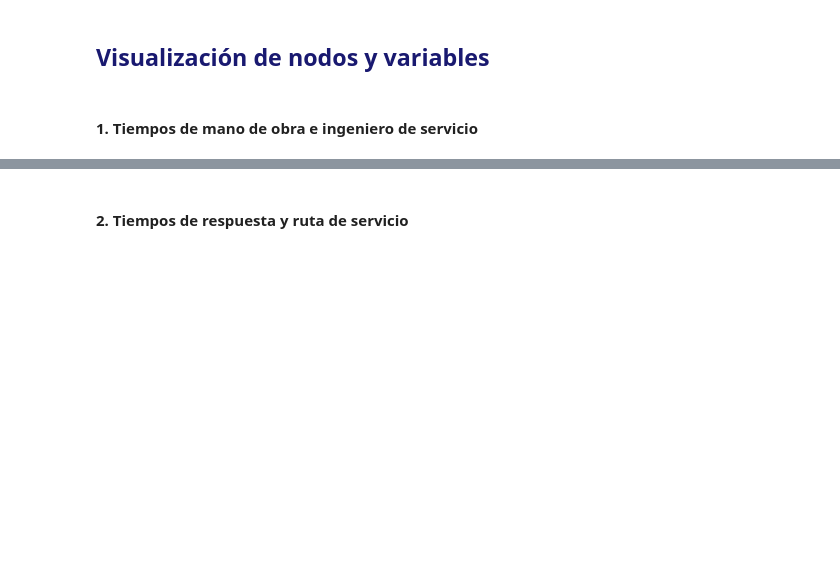
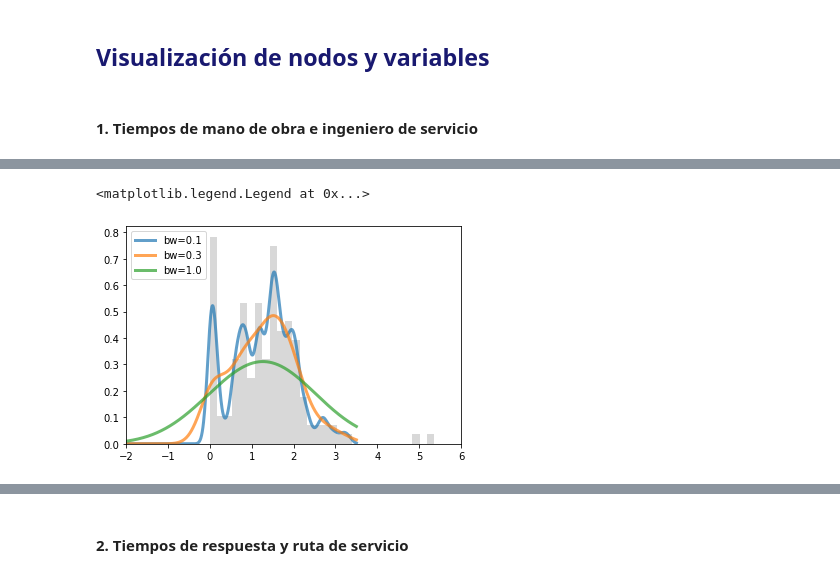
Before and after one commit to danielabenavides/proyecto_modulo1, a Jupyter notebook: ProyectoModulo1_Benavides_Rivera.ipynb, the cells around one changed output, grey strips where cells are left out. Drawn from its saved outputs; the diff is of its cells as text; code cells hidden in the pictures; blank space fills up the shorter version.

```diff
--- a/ProyectoModulo1_Benavides_Rivera.ipynb
+++ b/ProyectoModulo1_Benavides_Rivera.ipynb
@@ -273 +331,12 @@ def kde_sklearn(x, x_grid, bandwidth=0.2, **kwargs):
+# %%
+fig, ax = plt.subplots()
+for bandwidth in [0.1, 0.3, 1.0]:
+    ax.plot(x_grid, kde_sklearn(x, x_grid, bandwidth=bandwidth),
+            label='bw={0}'.format(bandwidth), linewidth=3, alpha=0.7)
+ax.hist(x, 30, fc='gray', histtype='stepfilled', alpha=0.3, density=True)
+ax.set_xlim(-2,6)
+ax.legend(loc='upper left')
+# %% [output]
+<matplotlib.legend.Legend at 0x...>
+[figure, added]
 # %%
```
Also changed, not shown: parts of 7 cells of this notebook.
